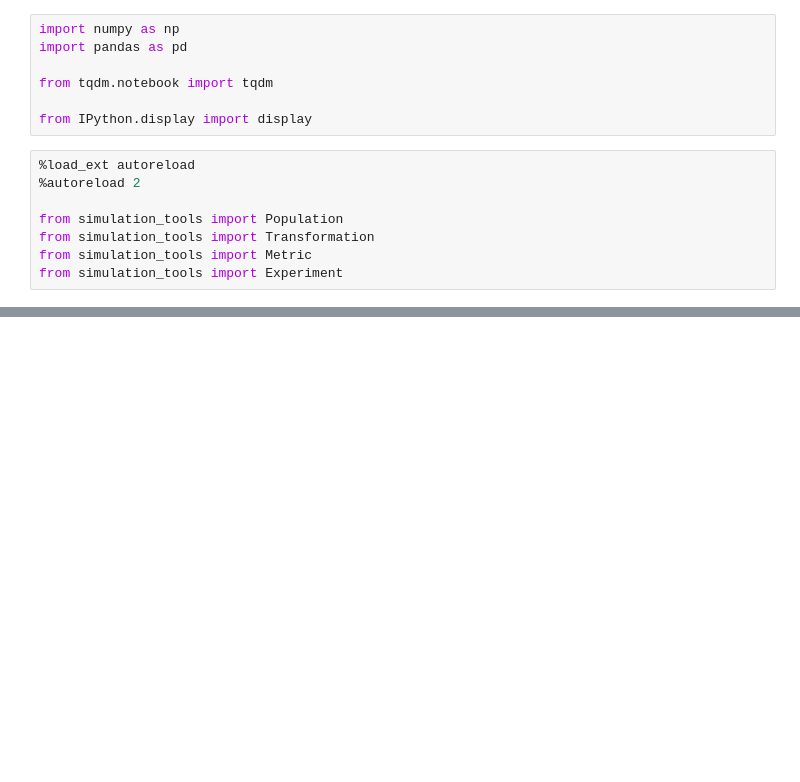
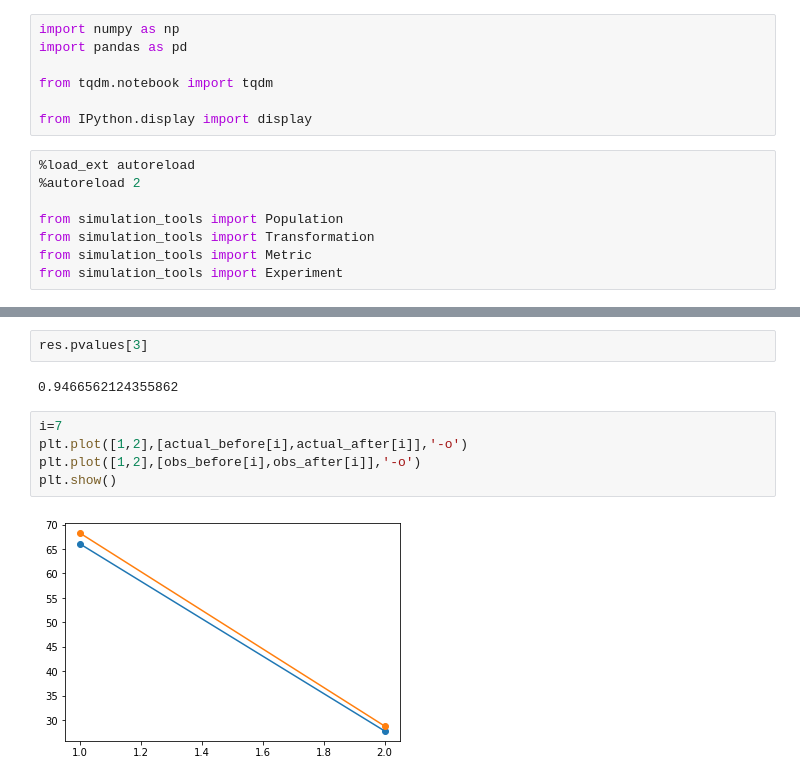
Before and after one commit to HGN-Spotifyers/AC221-final-project, a Jupyter notebook: Experiments.ipynb, the cells around one changed output, grey strips where cells are left out. Saved outputs shown, nothing was run; the diff lists cells and outputs as text; blank space fills up the shorter version.

```diff
--- a/Experiments.ipynb
+++ b/Experiments.ipynb
@@ -70,0 +175,11 @@ experiment1._before[0]
+# %%
+res.pvalues[3]
+# %% [output]
+0.9466562124355862
+# %%
+i=7
+plt.plot([1,2],[actual_before[i],actual_after[i]],'-o')
+plt.plot([1,2],[obs_before[i],obs_after[i]],'-o')
+plt.show()
+# %% [output]
+[figure, added]
```
Also changed, not shown: parts of 27 cells of this notebook.
